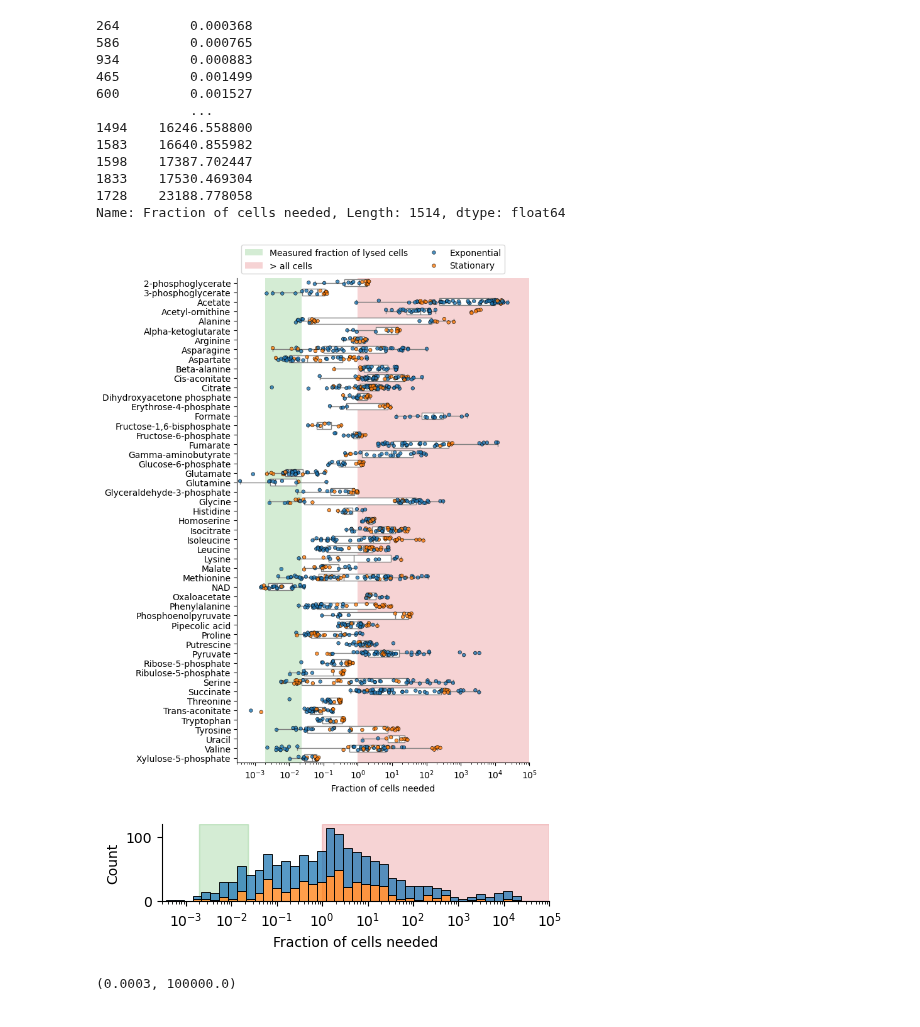
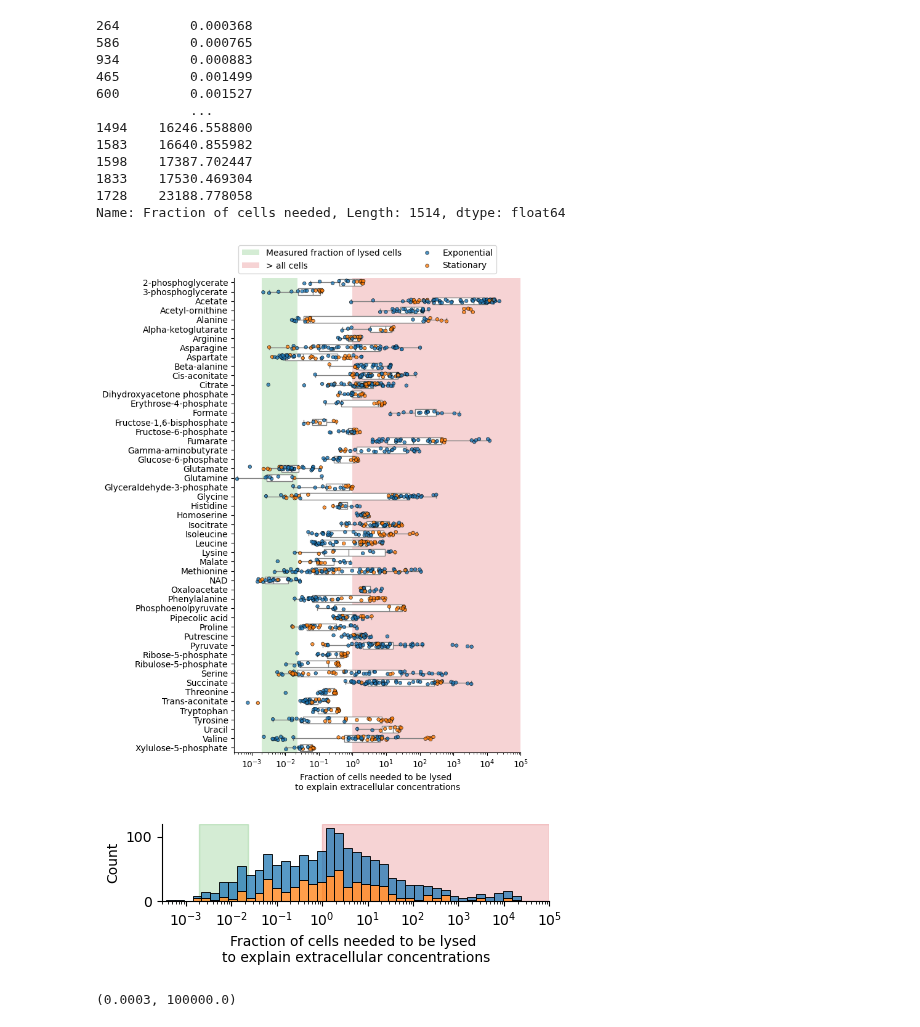
Before and after one commit to sulheim/metabolite-release, a Jupyter notebook: notebooks/4_death/death.ipynb, the cells around one changed output. Saved outputs shown, nothing was run; the diff lists cells and outputs as text; code cells hidden in the pictures.

```diff
--- a/notebooks/4_death/death.ipynb
+++ b/notebooks/4_death/death.ipynb
@@ -250,25 +250,28 @@ sns.stripplot(data = df, x = 'Fraction of cells needed', y = 'Metabolite', ax =
               linewidth = 0.5, size=4, jitter=0.2, hue = 'Phase', alpha = 0.8)#, color = 'C0')
 ax.set_xlim(3e-4, 1e5)
 ax.set_ylabel('')
+ax.set_xlabel('Fraction of cells needed to be lysed \nto explain extracellular concentrations')
 sns.move_legend(ax, "lower left", bbox_to_anchor=(0, 1), ncol = 2, title = '')
 sns.despine()
 plt.savefig(figure_folder / '5F_fraction_of_cells_needed.pdf', bbox_inches='tight')
 # %% [output]
-[figure, old version]
+[figure, new version]
 # %%
 fig, ax = plt.subplots(1, figsize = (5, 1))
 sns.histplot(data = df, x = 'Fraction of cells needed', log_scale=True, bins = 40, ax = ax, hue = 'Phase', multiple='stack',
              legend=False
              )
 
 ax.axvspan(0.002, 0.023, color = 'C2', alpha = 0.2, label = 'Measured ratio of dead cells', zorder = 0)
 ax.axvspan(1, 1e5, color = 'C3', alpha = 0.2, label = 'Infeasible', zorder = 0)
 # sns.move_legend(ax, "lower left", bbox_to_anchor=(0, 1), ncol = 2, title = '')
 ax.set_xlim(3e-4, 1e5)
+ax.set_xlabel('Fraction of cells needed to be lysed \nto explain extracellular concentrations')
+
 sns.despine()
 plt.savefig(figure_folder / '5F_fraction_of_cells_needed_hist.pdf', bbox_inches='tight')
 # %% [output]
-[figure, old version]
+[figure, new version]
 # %%
 fig, ax = plt.subplots(1, figsize = (5, 1))
 sns.kdeplot(data = df, x = 'Fraction of cells needed', log_scale=True, ax = ax, hue = 'Phase')
```
Also changed, not shown: 7 other files.
